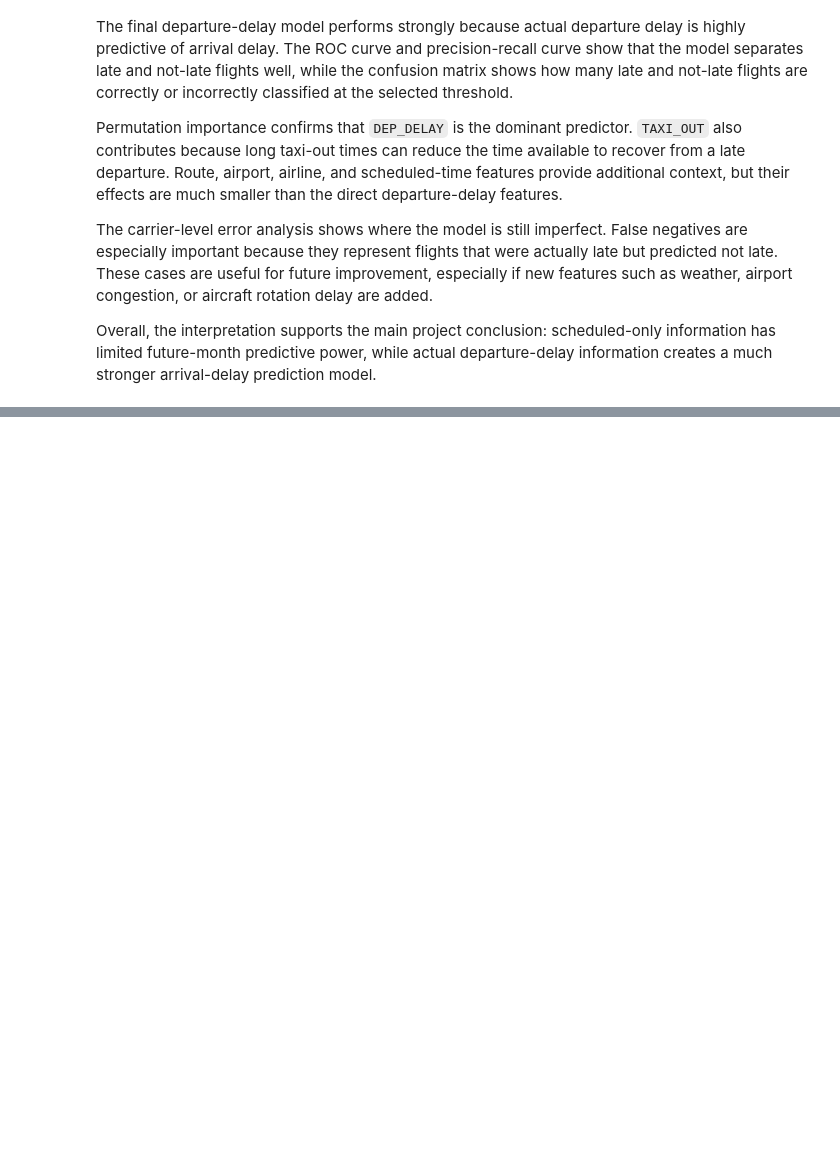
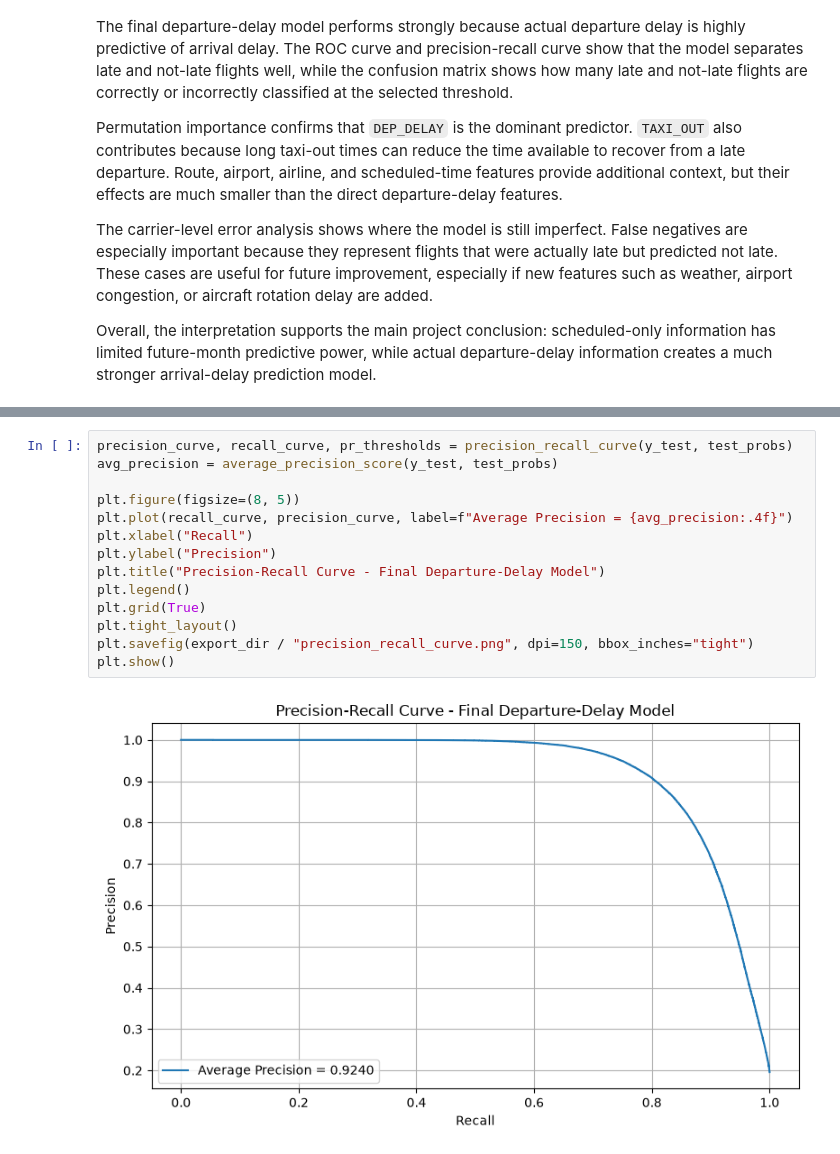
Before and after one commit to anav24/airline-delay-predictor, a Jupyter notebook: notebooks/08_model_interpretation.ipynb, the cells around one changed output, grey strips where cells are left out. Drawn from its saved outputs; the diff is of its cells as text; blank space fills up the shorter version.

```diff
--- a/notebooks/08_model_interpretation.ipynb
+++ b/notebooks/08_model_interpretation.ipynb
@@ -583,0 +640,16 @@ Overall, the interpretation supports the main project conclusion: scheduled-only
+# %%
+precision_curve, recall_curve, pr_thresholds = precision_recall_curve(y_test, test_probs)
+avg_precision = average_precision_score(y_test, test_probs)
+
+plt.figure(figsize=(8, 5))
+plt.plot(recall_curve, precision_curve, label=f"Average Precision = {avg_precision:.4f}")
+plt.xlabel("Recall")
+plt.ylabel("Precision")
+plt.title("Precision-Recall Curve - Final Departure-Delay Model")
+plt.legend()
+plt.grid(True)
+plt.tight_layout()
+plt.savefig(export_dir / "precision_recall_curve.png", dpi=150, bbox_inches="tight")
+plt.show()
+# %% [output]
+[figure, added]
```
Also changed, not shown: parts of 5 cells of this notebook.
